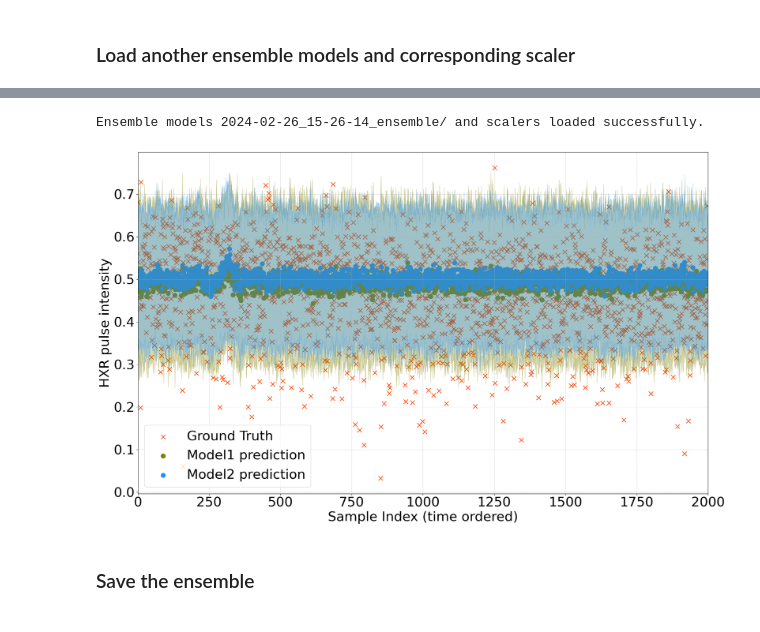
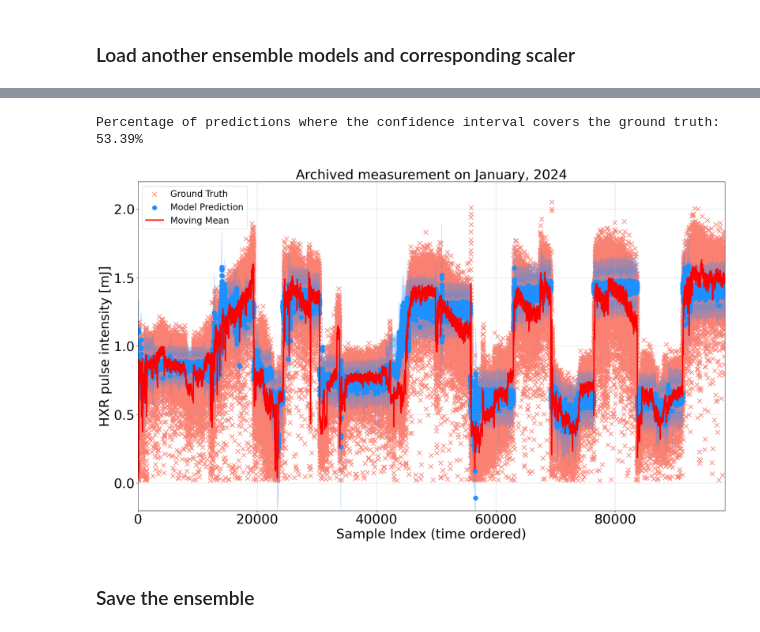
Before and after one commit to zihan-zh/LCLS_FEL_modeling, a Jupyter notebook: NN_ensemble.ipynb, the cells around one changed output, grey strips where cells are left out. Drawn from its saved outputs; the diff is of its cells as text; code cells hidden in the pictures.

```diff
--- a/NN_ensemble.ipynb
+++ b/NN_ensemble.ipynb
@@ -401,7 +423,7 @@ def bootstrap_loaders(dataset, num_models, batch_size):
 # %%
 # Example: Create an ensemble of 5 models
 num_models = 30
-subset_size = 100000
+subset_size = 200000
 ensemble_models = create_ensemble_models(num_models, model_version=5)
 # ensemble_models = [create_model(version=i % 6) for i in range(num_models)]
 ensemble_datasets = [bootstrap_dataset(train_dataset, subset_size=subset_size) for _ in range(num_models)]
@@ -625,18 +690,30 @@ def predict_with_loaded_ensemble(test_df, loaded_models,
 # %%
 file_dir = '/sdf/data/ad/ard/u/zihanzhu/ml/lcls_fel_tuning/dataset/'
-pickle_files = 'hxr_archiver_Febtest_updated.pkl'
+pickle_files = 'hxr_archiver_Jan_updated.pkl'
 new_test_df = pd.read_pickle(file_dir+pickle_files).reset_index(drop=True)
 new_test_df = dataset_filter(new_test_df)
 print('Number of effective samples in test set:', new_test_df.shape[0])
+
 # input_cols_bctrl = quads_inj_bctrl + quads_linac_bctrl + quads_ltuh_bctrl + beam_status
 input_cols = quads_inj_bact + quads_linac_bact + quads_ltuh_bact + beam_status
 output_cols = ['hxr_pulse_intensity']
 
+# Calculate moving average with a window
+window_size = 100
+moving_avg = new_test_df[output_cols].rolling(window=window_size).mean()
 
-num_samples_to_plot = 1000
-indices = np.round(np.arange(0,new_test_df.shape[0] - 1,1))[:2000]
+# Display the original data and the moving average
+# new_test_df_updated = new_test_df.copy()
+new_test_df['moving_avg'] = moving_avg
+
+sample_interval = 5
+indices = np.round(np.arange(0,new_test_df.shape[0] - 1,sample_interval))[:]
+# ----------------------
+# num_samples_to_plot = 100
 # indices = np.random.randint(0, new_test_df.shape[0] - 1, num_samples_to_plot)
+# --------------------------
 print('Number of samples for model validation:', indices.shape[0])
 num_samples_to_plot = indices.shape[0]
 ground_truth = new_test_df[output_cols].iloc[indices].values
+ground_truth_moving_avg = new_test_df['moving_avg'].iloc[indices].values
 # %% [output]
@@ -660,59 +767,41 @@ Ensemble models 2024-02-26_18-31-19_ensemble/ and scalers loaded successfully.
 # %%
-model_path = '/sdf/data/ad/ard/u/zihanzhu/ml/lcls_fel_tuning/model/'
-ensemble_name1 = '2024-02-26_18-31-19_ensemble/'
-ensemble_name2 = '2024-02-26_15-26-14_ensemble/'
-# loaded_models1, loaded_input_scaler1, loaded_output_scaler1 = load_ensemble_models(model_path, ensemble_name1)
-
-# new_mean_predictions_loaded1, new_std_predictions_loaded1 = predict_with_loaded_ensemble(test_df=new_test_df.iloc[indices],
-#                                                                                loaded_models=loaded_models1,
-#                                                                                input_cols=input_cols,
-#                                                                                output_cols=output_cols,
-#                                                                                loaded_input_scaler=loaded_input_scaler1,
-#                                                                                loaded_output_scaler=loaded_output_scaler1)
-
-loaded_models2, loaded_input_scaler2, loaded_output_scaler2 = load_ensemble_models(model_path, ensemble_name2)
-
-new_mean_predictions_loaded2, new_std_predictions_loaded2 = predict_with_loaded_ensemble(test_df=new_test_df.iloc[indices],
-                                                                               loaded_models=loaded_models2,
-                                                                               input_cols=input_cols,
-                                                                               output_cols=output_cols,
-                                                                               loaded_input_scaler=loaded_input_scaler2,
-                                                                               loaded_output_scaler=loaded_output_scaler2)
-
-# Plotting
+# plotting
 fontsize = 30
 plt.figure(figsize=(20,12))
 shot_axis = np.arange(len(ground_truth))
 # Ground truth and predictions for the selected a subset
-# plt.plot(ground_truth, label='Ground Truth', color='red', linestyle='-', marker='o', linewidth=2)
-# plt.plot(new_mean_predictions_loaded1, label='Diverse model', color='orange', linestyle='--', marker='o', linewidth=2)
-# plt.plot(new_mean_predictions_loaded2, label='Model prediction', color='deepskyblue', linestyle='--', marker='o', linewidth=2)
-plt.scatter(shot_axis, ground_truth, label='Ground Truth', color='orangered', marker='x',s=100)
-plt.scatter(shot_axis, new_mean_predictions_loaded1, label='Model1 prediction', color='olive', marker='o', s=100)
-plt.scatter(shot_axis, new_mean_predictions_loaded2, label='Model2 prediction', color='dodgerblue', marker='o', s=100)
 
+plt.scatter(shot_axis, ground_truth, label='Ground Truth', color='salmon', marker='x',s=100)
+plt.scatter(shot_axis, new_mean_predictions_loaded1, label='Model Prediction', color='dodgerblue', marker='o', s=100)
+# plt.scatter(shot_axis, new_mean_predictions_loaded2, label='Model2 prediction', color='yellowgreen', marker='o', s=100)
+
+plt.plot(ground_truth_moving_avg, label='Moving Mean', color='red', linewidth=3)
 # Confidence interval (e.g., mean +/- 2*std_dev for 95% confidence interval) for the selected subset
 lower_bound1 = (new_mean_predictions_loaded1 - 2 * new_std_predictions_loaded1).numpy().flatten()
 upper_bound1 = (new_mean_predictions_loaded1 + 2 * new_std_predictions_loaded1).numpy().flatten()
-plt.fill_between(range(num_samples_to_plot), lower_bound1, upper_bound1, color='olive', alpha=0.3)
+plt.fill_between(range(num_samples_to_plot), lower_bound1, upper_bound1, color='dodgerblue', alpha=0.3)
 
-lower_bound2 = (new_mean_predictions_loaded2 - 2 * new_std_predictions_loaded2).numpy().flatten()
-upper_bound2 = (new_mean_predictions_loaded2 + 2 * new_std_predictions_loaded2).numpy().flatten()
-plt.fill_between(range(num_samples_to_plot), lower_bound2, upper_bound2, color='dodgerblue', alpha=0.3)
+cover_perc1 = eval_cover_perc(ground_truth, lower_bound1, upper_bound1)
+print(f"Percentage of predictions where the confidence interval covers the ground truth: {cover_perc1:.2f}%")
+
+# lower_bound2 = (new_mean_predictions_loaded2 - 2 * new_std_predictions_loaded2).numpy().flatten()
+# upper_bound2 = (new_mean_predictions_loaded2 + 2 * new_std_predictions_loaded2).numpy().flatten()
+# plt.fill_between(range(num_samples_to_plot), lower_bound2, upper_bound2, color='yellowgreen', alpha=0.3)
 
 plt.xlabel('Sample Index (time ordered)', fontsize=fontsize)
-plt.ylabel('HXR pulse intensity',fontsize=fontsize)
+plt.ylabel('HXR pulse intensity [mJ]',fontsize=fontsize)
+plt.title('Archived measurement on January, 2024',fontsize=fontsize)
 plt.xlim([0, num_samples_to_plot])
-# plt.ylim([-0.2, 0.7])
-plt.legend(fontsize=fontsize)
+plt.ylim([-0.2, 2.2])
+plt.legend(fontsize=20, loc='upper left')
 plt.tick_params(labelsize=fontsize)
 plt.grid(True, which='both', linestyle='--', linewidth=0.5)
 plt.tight_layout()
 
 plt.show()
 # %% [output]
-Ensemble models 2024-02-26_15-26-14_ensemble/ and scalers loaded successfully.
+Percentage of predictions where the confidence interval covers the ground truth: 53.39%
-[figure, old version]
+[figure, new version]
 # %% [markdown]
 ### Save the ensemble
 # %%
```
Also changed, not shown: parts of 21 cells of this notebook.
